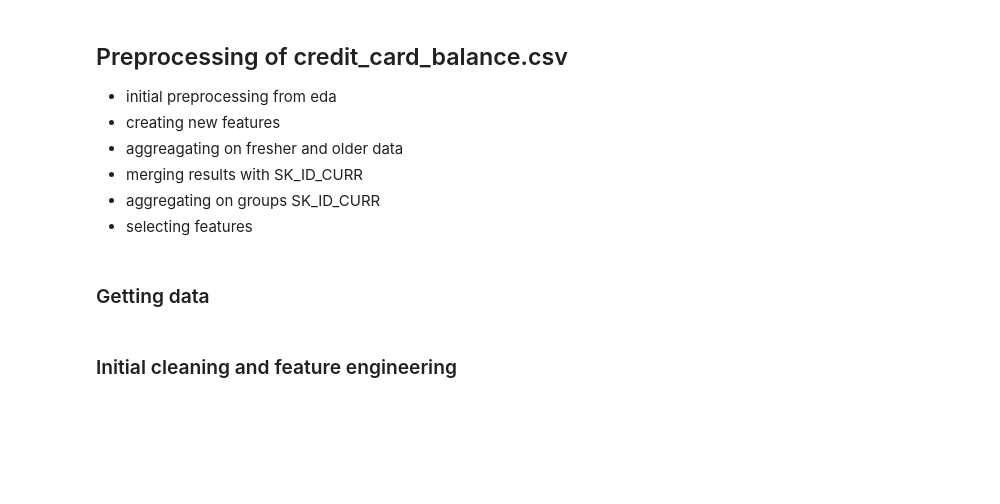
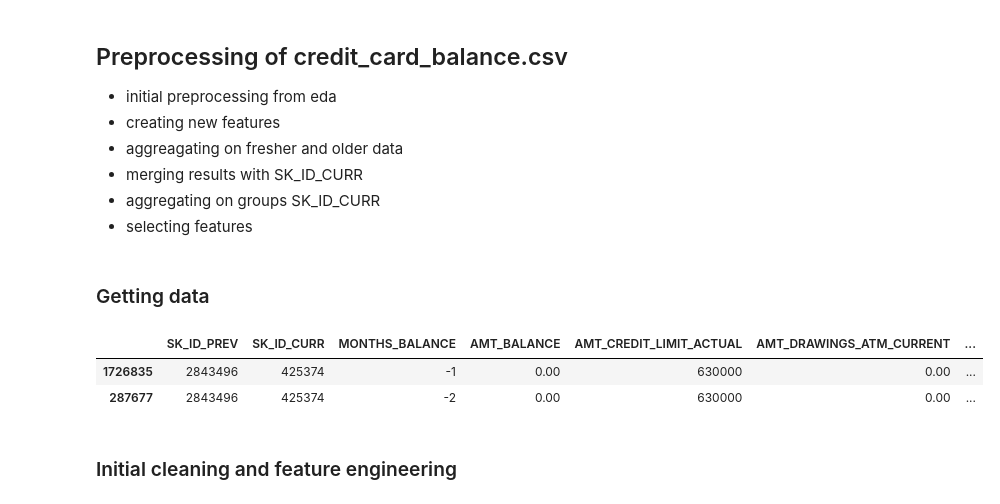
Before and after one commit to malgorzatakolka/HomeCreditDefaultRisk, a Jupyter notebook: Engineering.ipynb, the cells around one changed output. Drawn from its saved outputs; the diff is of its cells as text; code cells hidden in the pictures; blank space fills up the shorter version.

```diff
--- a/Engineering.ipynb
+++ b/Engineering.ipynb
@@ -796,6 +1070,13 @@ reduce_memory_usage(merged_pos_cash).to_csv('preprocessed_data/pos_cash_selected
 # %%
 # Reading in the data
 ccb = reduce_memory_usage(pd.read_csv('credit_card_balance.csv'))
 
 # Sorting dataframe by previous applications and months_balance
 ccb = ccb.sort_values(by=['SK_ID_PREV', 'MONTHS_BALANCE'], ascending=False)
+
+# Displaying
+ccb.head(2)
+# %% [output]
+|  | SK_ID_PREV | SK_ID_CURR | MONTHS_BALANCE | AMT_BALANCE | AMT_CREDIT_LIMIT_ACTUAL | AMT_DRAWINGS_ATM_CURRENT | ... |
+| 1726835 | 2843496 | 425374 | -1 | 0.00 | 630000 | 0.00 | ... |
+| 287677 | 2843496 | 425374 | -2 | 0.00 | 630000 | 0.00 | ... |
```
Also changed, not shown: parts of 130 cells of this notebook.
